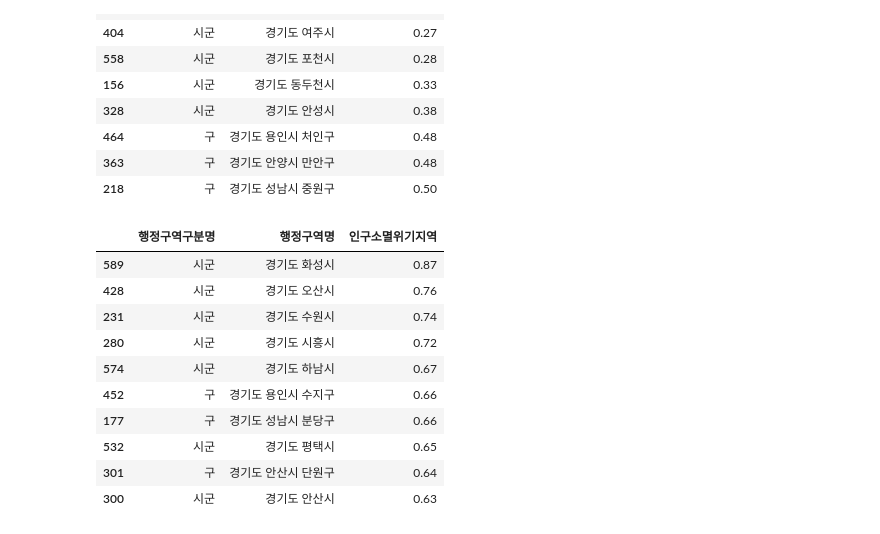
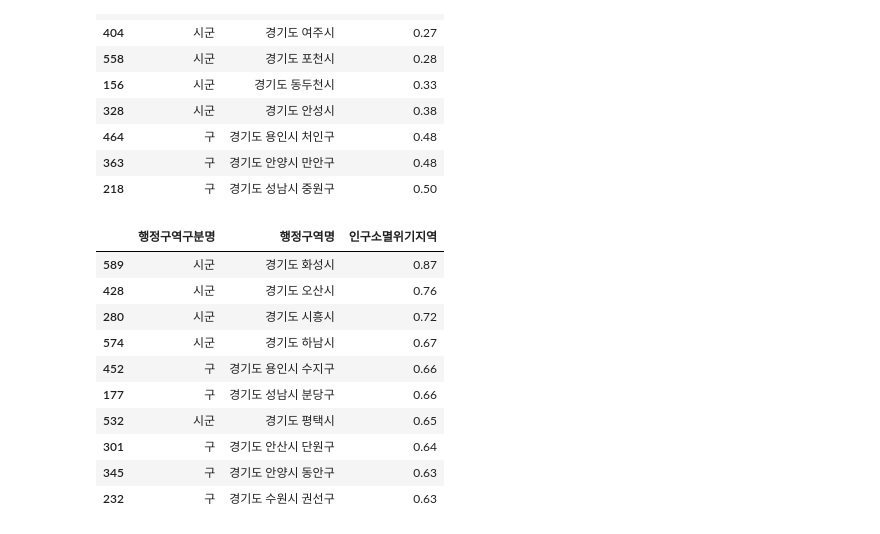
Before and after one commit to wowgang/DataAnalysis_Lecture-2023.04, a Jupyter notebook: 02.Pandas/98.인구소멸.ipynb, the cells around one changed output. Saved outputs shown, nothing was run; the diff lists cells and outputs as text; code cells hidden in the pictures.

```diff
--- a/02.Pandas/98.인구소멸.ipynb
+++ b/02.Pandas/98.인구소멸.ipynb
@@ -93,8 +93,8 @@ pe1[pe1['행정구역구분명'].str.contains('읍면동')]
 571 rows × 3 columns
 # %%
 # 읍면동 삭제
-pe1 = pe1.drop(pe1[pe1['행정구역구분명'] == '읍면동'].index)
-pe1.head()
+pe= pe.drop(pe[pe['행정구역구분명'] == '읍면동'].index)
+pe.head()
 # %% [output]
 |  | 행정구역구분명 | 행정구역명 | 인구소멸위기지역 |
 | 0 | 도 | 경기도 | 0.57 |
@@ -113,8 +117,8 @@ Index([  1,   8,   9,  31,  44,  56,  63,  83,  96, 100, 109, 122, 137, 156,
 # %%
 # 특례시,행정구 삭제
-pe1 = pe1.drop(pe1[pe1['행정구역명'] == '경기도 수원시'].index)
-pe1 = pe1.drop(pe1[pe1['행정구역명'] == '경기도 고양시'].index)
-pe1 = pe1.drop(pe1[pe1['행정구역명'] == '경기도 용인시'].index)
-pe1 = pe1.drop(pe1[pe1['행정구역명'] == '경기도 성남시'].index)
-pe1 = pe1.drop(pe1[pe1['행정구역명'] == '경기도 안산시'].index)
-pe1 = pe1.drop(pe1[pe1['행정구역명'] == '경기도 안양시'].index)
+pe = pe.drop(pe[pe['행정구역명'] == '경기도 수원시 '].index)
+pe = pe.drop(pe[pe['행정구역명'] == '경기도 고양시 '].index)
+pe = pe.drop(pe[pe['행정구역명'] == '경기도 용인시 '].index)
+pe = pe.drop(pe[pe['행정구역명'] == '경기도 성남시 '].index)
+pe = pe.drop(pe[pe['행정구역명'] == '경기도 안산시 '].index)
+pe = pe.drop(pe[pe['행정구역명'] == '경기도 안양시 '].index)
@@ -133,5 +145,5 @@ pe1 = pe1.drop(pe1[pe1['행정구역명'] == '경기도 안양시'].index)
 # %%
 # 경기도 삭제
-pe1.drop([0], inplace=True)
-pe1.head()
+pe.drop([0], inplace=True)
+pe.head()
 # %% [output]
@@ -166,8 +183,8 @@ pe1
 # %%
 # 0.5이하 인구소멸위기지역
 # 인구소멸top10
-sorted_pe1 = pe1.sort_values('인구소멸위기지역')
-sorted_pe1.head(10)
+sorted_pe = pe.sort_values('인구소멸위기지역')
+sorted_pe.head(10)
 # %% [output]
 |  | 행정구역구분명 | 행정구역명 | 인구소멸위기지역 |
 | 1 | 시군 | 경기도 가평군 | 0.20 |
@@ -182,17 +199,17 @@ sorted_pe1.head(10)
 | 218 | 구 | 경기도 성남시 중원구 | 0.50 |
 # %%
 # 인구많은 top10
-sorted_pe2 = sorted_pe1.sort_values('인구소멸위기지역', ascending=False)
+sorted_pe2 = sorted_pe.sort_values('인구소멸위기지역', ascending=False)
 sorted_pe2.head(10)
 # %% [output]
 |  | 행정구역구분명 | 행정구역명 | 인구소멸위기지역 |
 | 589 | 시군 | 경기도 화성시 | 0.87 |
 | 428 | 시군 | 경기도 오산시 | 0.76 |
-| 231 | 시군 | 경기도 수원시 | 0.74 |
 | 280 | 시군 | 경기도 시흥시 | 0.72 |
 | 574 | 시군 | 경기도 하남시 | 0.67 |
 | 452 | 구 | 경기도 용인시 수지구 | 0.66 |
 | 177 | 구 | 경기도 성남시 분당구 | 0.66 |
 | 532 | 시군 | 경기도 평택시 | 0.65 |
 | 301 | 구 | 경기도 안산시 단원구 | 0.64 |
-| 300 | 시군 | 경기도 안산시 | 0.63 |
+| 345 | 구 | 경기도 안양시 동안구 | 0.63 |
+| 232 | 구 | 경기도 수원시 권선구 | 0.63 |
```
Also changed, not shown: parts of 16 cells of this notebook.
